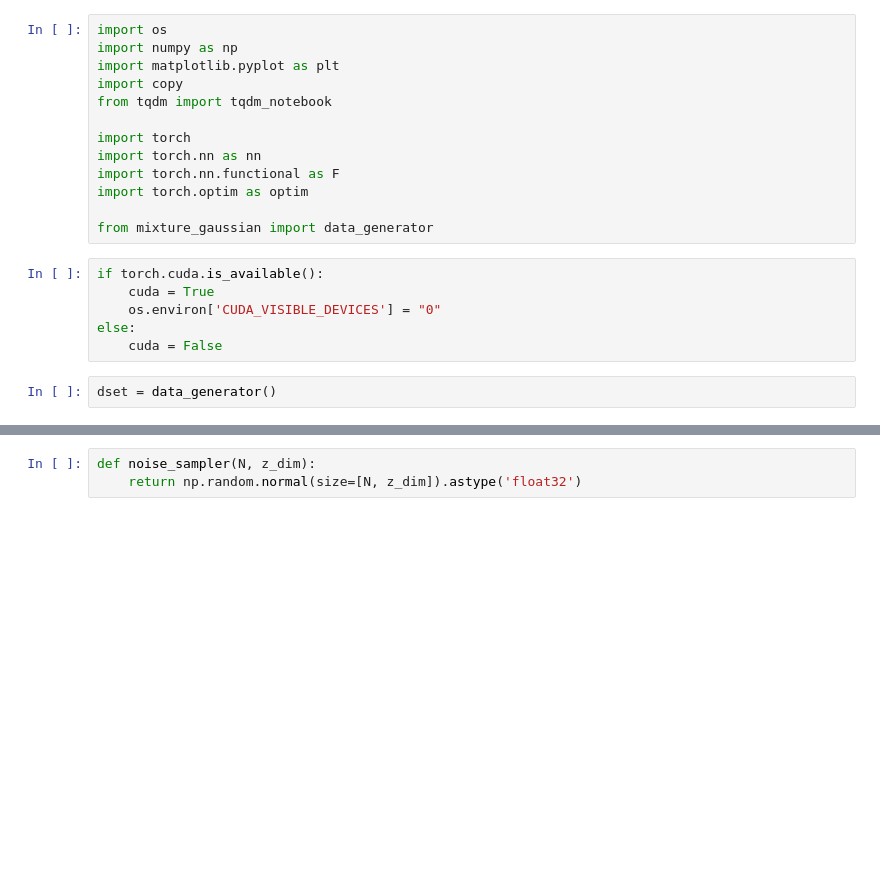
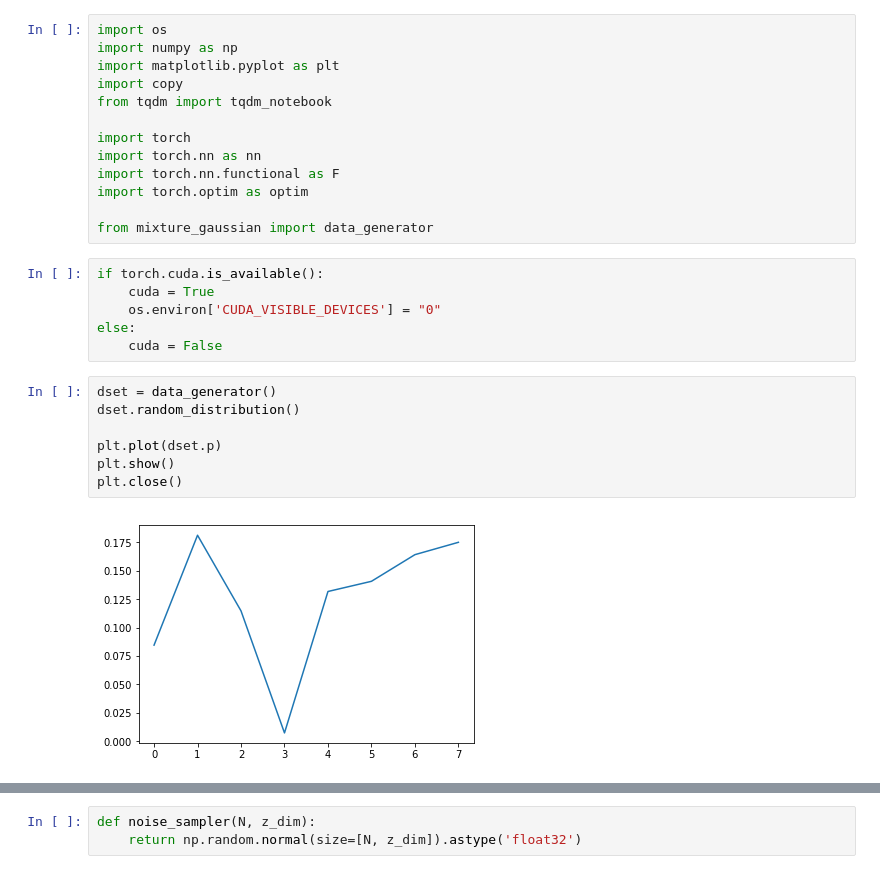
Before and after one commit to andrewliao11/unrolled-gans, a Jupyter notebook: unrolled_gan.ipynb, the cells around one changed output, grey strips where cells are left out. Saved outputs shown, nothing was run; the diff lists cells and outputs as text; blank space fills up the shorter version.

```diff
--- a/unrolled_gan.ipynb
+++ b/unrolled_gan.ipynb
@@ -20,8 +20,15 @@ if torch.cuda.is_available():
     os.environ['CUDA_VISIBLE_DEVICES'] = "0"
 else:
     cuda = False
-# %%
-dset = data_generator()
+# %%
+dset = data_generator()
+dset.random_distribution()
+
+plt.plot(dset.p)
+plt.show()
+plt.close()
+# %% [output]
+[figure, added]
 # %%
 def plot(points, title):
 
```
Also changed, not shown: parts of 5 cells of this notebook, 1 other file.
